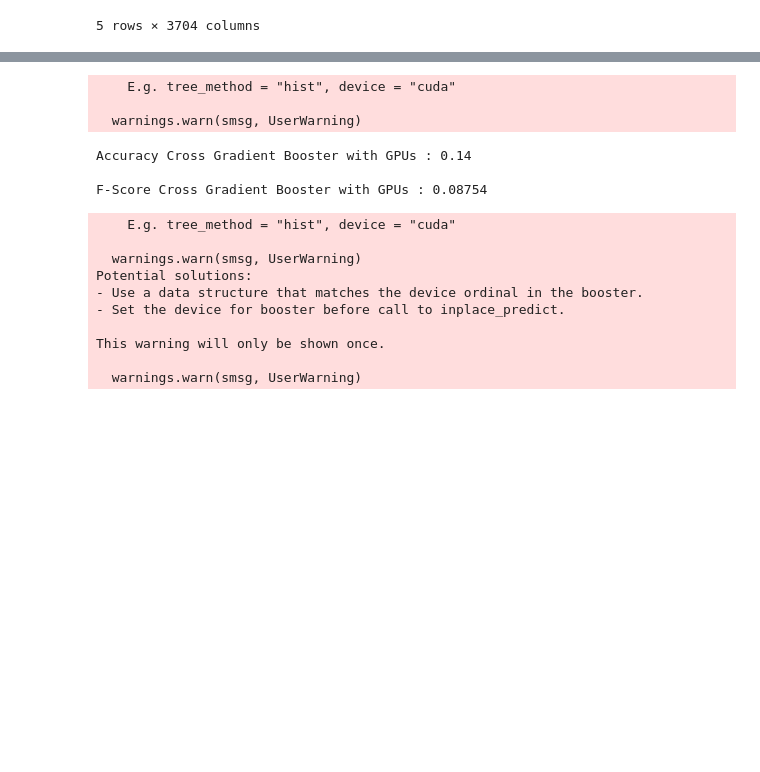
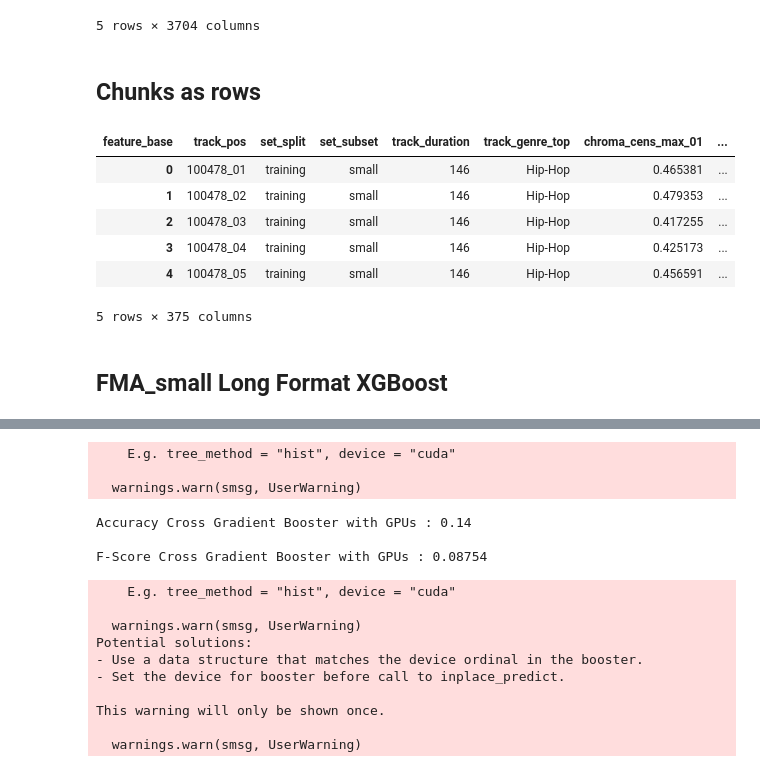
Before and after one commit to allispaul/audiobot, a Jupyter notebook: AG_fmasmall_XGBoost.ipynb, the cells around one changed output, grey strips where cells are left out. Drawn from its saved outputs; the diff is of its cells as text; code cells hidden in the pictures; blank space fills up the shorter version.

Commit message:
Added long-short format of fma_small

```diff
--- a/AG_fmasmall_XGBoost.ipynb
+++ b/AG_fmasmall_XGBoost.ipynb
@@ -80,3 +80,30 @@ fma_small_full.head()
 | 140 | training | small | 253 | Folk | 0.474108 | 0.244633 | ... |
 | 141 | training | small | 182 | Folk | 0.519412 | 0.436285 | ... |
 5 rows × 3704 columns
+# %% [markdown]
+## Chunks as rows
+# %%
+# Reshape fma_small into long format
+data = fma_small_full.reset_index()
+id_vars = ['track_id', 'set_split', 'set_subset', 'track_duration', 'track_genre_top']
+id_vars2 = ['set_split', 'set_subset', 'track_duration']
+melted_data = pd.melt(data, id_vars=id_vars, var_name='feature', value_name='value')
+melted_data['feature_base'] = melted_data['feature'].apply(lambda x: '_'.join(x.split('_')[:-2]))
+melted_data['position'] = melted_data['feature'].apply(lambda x: x.split('_')[-1])
+melted_data['track_pos'] = melted_data['track_id'].astype(str) + "_" + melted_data['position'].astype(str)
+# %%
+# Put df back in the correct long format
+index_vars = ['track_pos', 'set_split', 'set_subset', 'track_duration', 'track_genre_top']
+fma_small_long = melted_data.pivot_table(index=index_vars, columns='feature_base', values='value', aggfunc='first').reset_index()
+# %%
+fma_small_long.head()
+# %% [output]
+| feature_base | track_pos | set_split | set_subset | track_duration | track_genre_top | chroma_cens_max_01 | ... |
+| 0 | 100478_01 | training | small | 146 | Hip-Hop | 0.465381 | ... |
+| 1 | 100478_02 | training | small | 146 | Hip-Hop | 0.479353 | ... |
+| 2 | 100478_03 | training | small | 146 | Hip-Hop | 0.417255 | ... |
+| 3 | 100478_04 | training | small | 146 | Hip-Hop | 0.425173 | ... |
+| 4 | 100478_05 | training | small | 146 | Hip-Hop | 0.456591 | ... |
+5 rows × 375 columns
+# %% [markdown]
+## FMA_small Long Format XGBoost
```
Also changed, not shown: parts of 7 cells of this notebook.
